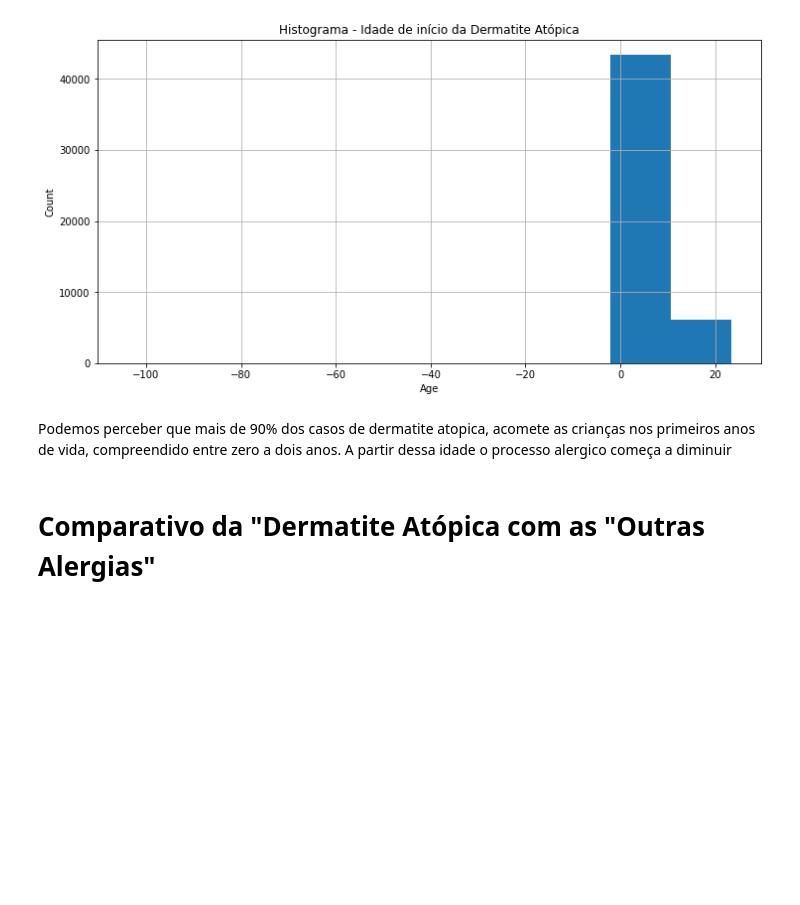
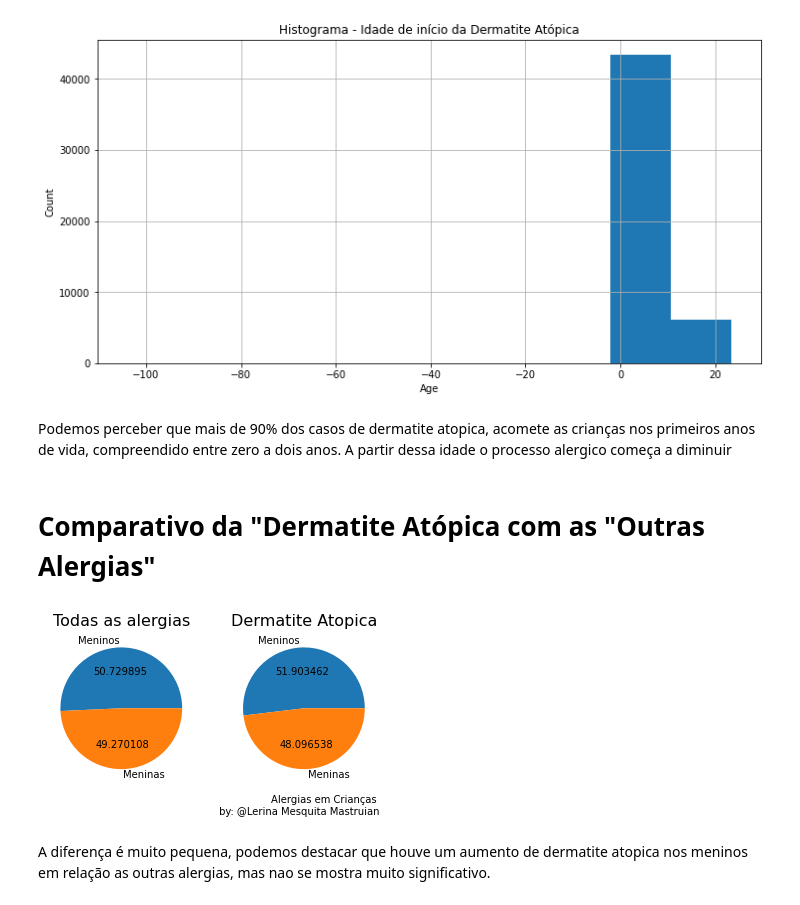
Before and after one commit to LerinaMM/childhood_allergies, a Jupyter notebook: Childhood_Allergies.ipynb, the cells around one changed output. Saved outputs shown, nothing was run; the diff lists cells and outputs as text; code cells hidden in the pictures; blank space fills up the shorter version.

```diff
--- a/Childhood_Allergies.ipynb
+++ b/Childhood_Allergies.ipynb
@@ -318,3 +318,25 @@ plt.show()
 Podemos perceber que mais de 90% dos casos de dermatite atopica, acomete as crianças nos primeiros anos de vida, compreendido entre zero a dois anos. A partir dessa idade o processo alergico começa a diminuir
 # %% [markdown]
 # Comparativo da "Dermatite Atópica com as "Outras Alergias"
+# %%
+#Fator de gênero
+
+labels = ['Meninos', 'Meninas']
+plt.subplot(1, 2, 1)
+plt.pie(Dados['GENDER_FACTOR'].value_counts(), labels = labels, autopct='%02f');
+plt.title('Todas as alergias', fontsize = 16)
+
+labels = ['Meninos', 'Meninas']
+plt.subplot(1, 2, 2)
+plt.pie(Dados_1['GENDER_FACTOR'].value_counts(), labels = labels, autopct='%02f');
+plt.title('Dermatite Atopica', fontsize = 16)
+
+plt.annotate(
+    'Alergias em Crianças \n by: @Lerina Mesquita Mastruian',
+    xy=(1, -0.20), xycoords='axes fraction', ha='right', fontsize=10);
+
+plt.show()
+# %% [output]
+[figure, added]
+# %% [markdown]
+A diferença é muito pequena, podemos destacar que houve um aumento de dermatite atopica nos meninos em relação as outras alergias, mas nao se mostra muito significativo.
```
